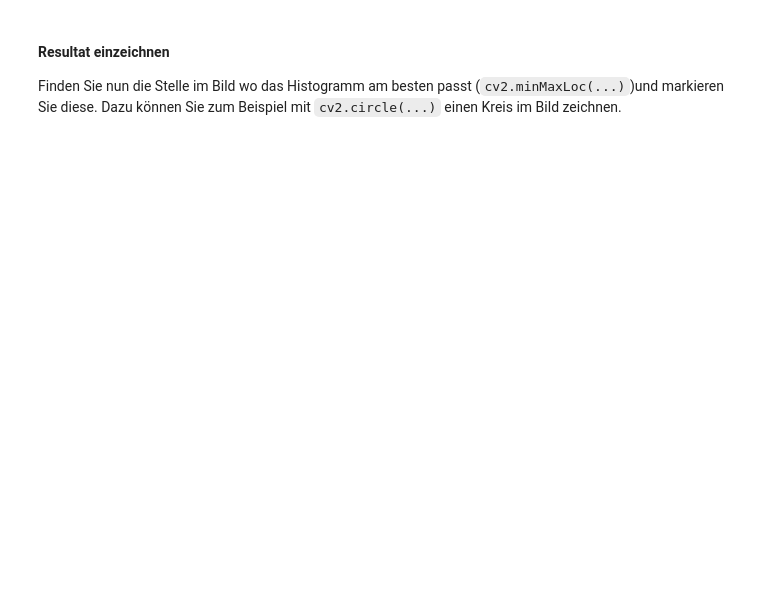
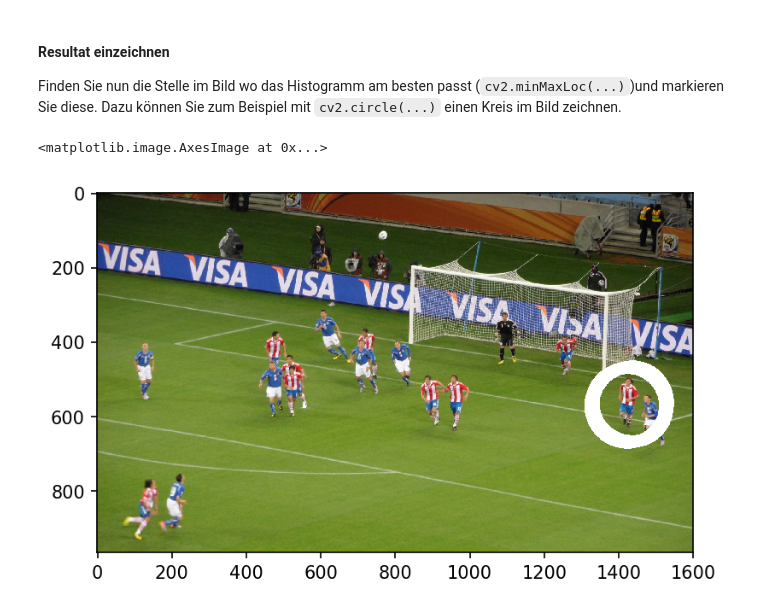
Before and after one commit to tschibu/hslu-ipcv-exercises, a Jupyter notebook: exercise03/opencv_uebung3_1.ipynb, the cells around one changed output. Drawn from its saved outputs; the diff is of its cells as text; code cells hidden in the pictures; blank space fills up the shorter version.

```diff
--- a/exercise03/opencv_uebung3_1.ipynb
+++ b/exercise03/opencv_uebung3_1.ipynb
@@ -200,0 +203,13 @@ plt.imshow(image_res)
+# %%
+image_result = image_rgb.copy()
+for hit in hit_list:
+    # calculate center of circle
+    y = int(hit[0] + (hit[1]-hit[0])/2)
+    x = int(hit[2] + (hit[3]-hit[2])/2)
+
+    cv2.circle(image_result, (x,y), 100, (255,255,255), 10)
+
+plt.imshow(image_result)
+# %% [output]
+<matplotlib.image.AxesImage at 0x...>
+[figure, added]
```
Also changed, not shown: parts of 3 cells of this notebook.
